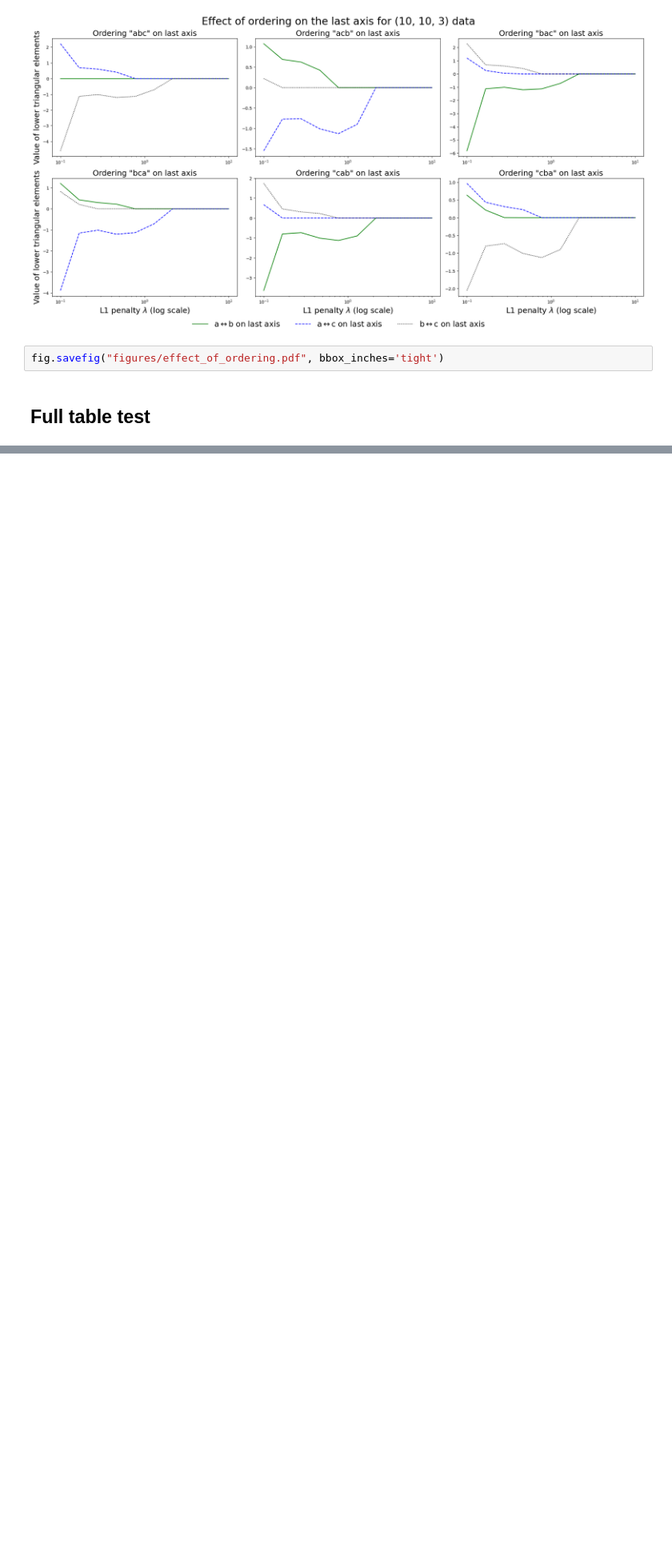
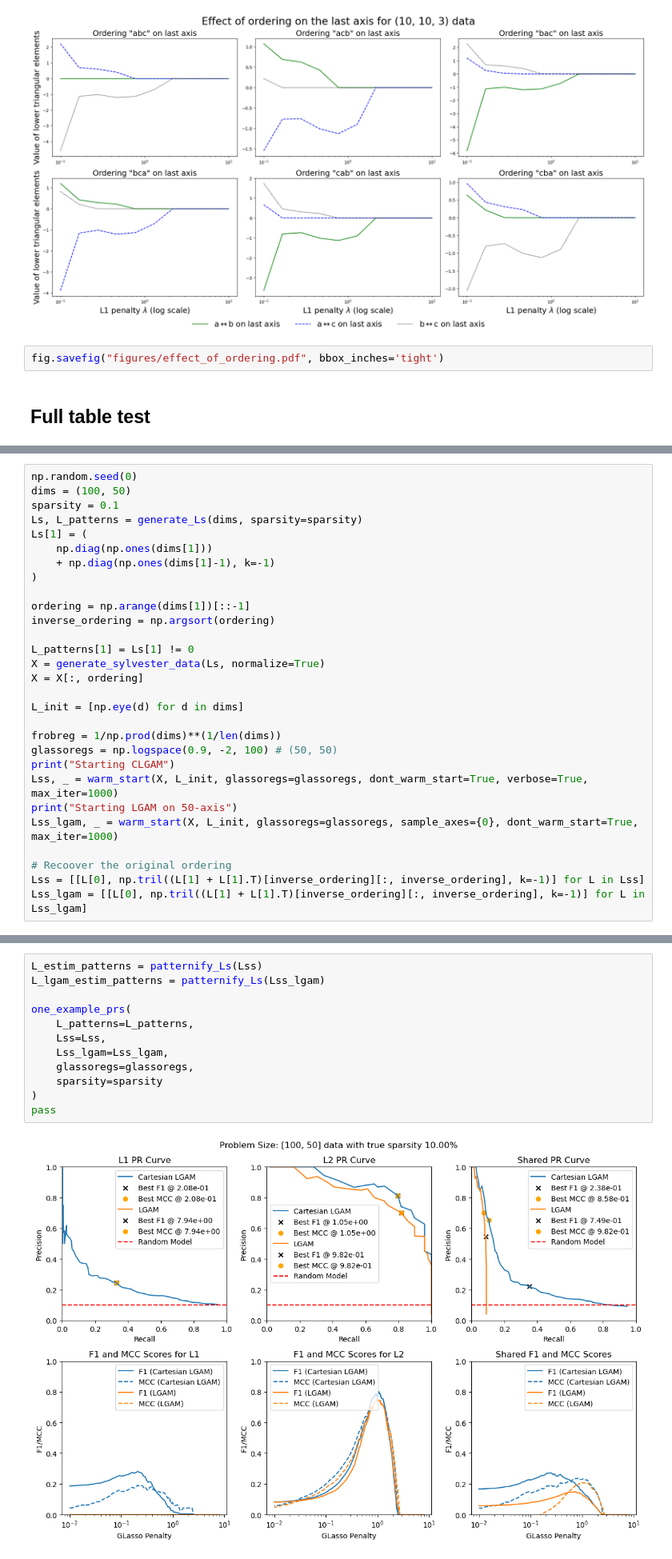
Before and after one commit to BaileyAndrew/Cartesian-LGAM, a Jupyter notebook: effect-of-ordering.ipynb, the cells around one changed output, grey strips where cells are left out. Shown at 80% size. Saved outputs shown, nothing was run; the diff lists cells and outputs as text; blank space fills up the shorter version.

Commit message:
More formal ordering test

```diff
--- a/effect-of-ordering.ipynb
+++ b/effect-of-ordering.ipynb
@@ -220,0 +223,29 @@ fig.savefig("figures/effect_of_ordering.pdf", bbox_inches='tight')
+# %%
+np.random.seed(0)
+dims = (100, 50)
+sparsity = 0.1
+Ls, L_patterns = generate_Ls(dims, sparsity=sparsity)
+Ls[1] = (
+    np.diag(np.ones(dims[1]))
+    + np.diag(np.ones(dims[1]-1), k=-1)
+)
+
+ordering = np.arange(dims[1])[::-1]
+inverse_ordering = np.argsort(ordering)
+
+L_patterns[1] = Ls[1] != 0
+X = generate_sylvester_data(Ls, normalize=True)
+X = X[:, ordering]
+
+L_init = [np.eye(d) for d in dims]
+
+frobreg = 1/np.prod(dims)**(1/len(dims))
+glassoregs = np.logspace(0.9, -2, 100) # (50, 50)
+print("Starting CLGAM")
+Lss, _ = warm_start(X, L_init, glassoregs=glassoregs, dont_warm_start=True, verbose=True, max_iter=1000)
+print("Starting LGAM on 50-axis")
+Lss_lgam, _ = warm_start(X, L_init, glassoregs=glassoregs, sample_axes={0}, dont_warm_start=True, max_iter=1000)
+
+# Recoover the original ordering
+Lss = [[L[0], np.tril((L[1] + L[1].T)[inverse_ordering][:, inverse_ordering], k=-1)] for L in Lss]
+Lss_lgam = [[L[0], np.tril((L[1] + L[1].T)[inverse_ordering][:, inverse_ordering], k=-1)] for L in Lss_lgam]
@@ -220,0 +270,14 @@ fig.savefig("figures/effect_of_ordering.pdf", bbox_inches='tight')
+# %%
+L_estim_patterns = patternify_Ls(Lss)
+L_lgam_estim_patterns = patternify_Ls(Lss_lgam)
+
+one_example_prs(
+    L_patterns=L_patterns,
+    Lss=Lss,
+    Lss_lgam=Lss_lgam,
+    glassoregs=glassoregs,
+    sparsity=sparsity
+)
+pass
+# %% [output]
+[figure, added]
```
Also changed, not shown: parts of 7 cells of this notebook.
